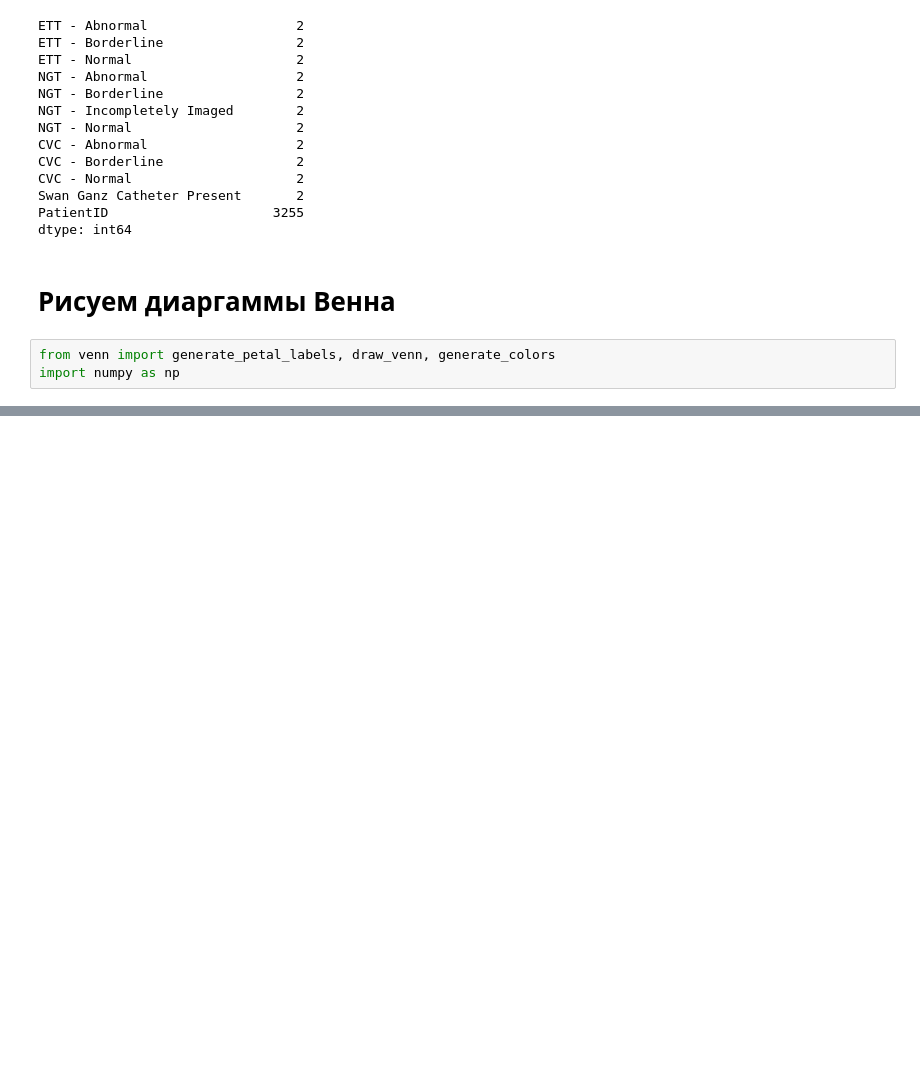
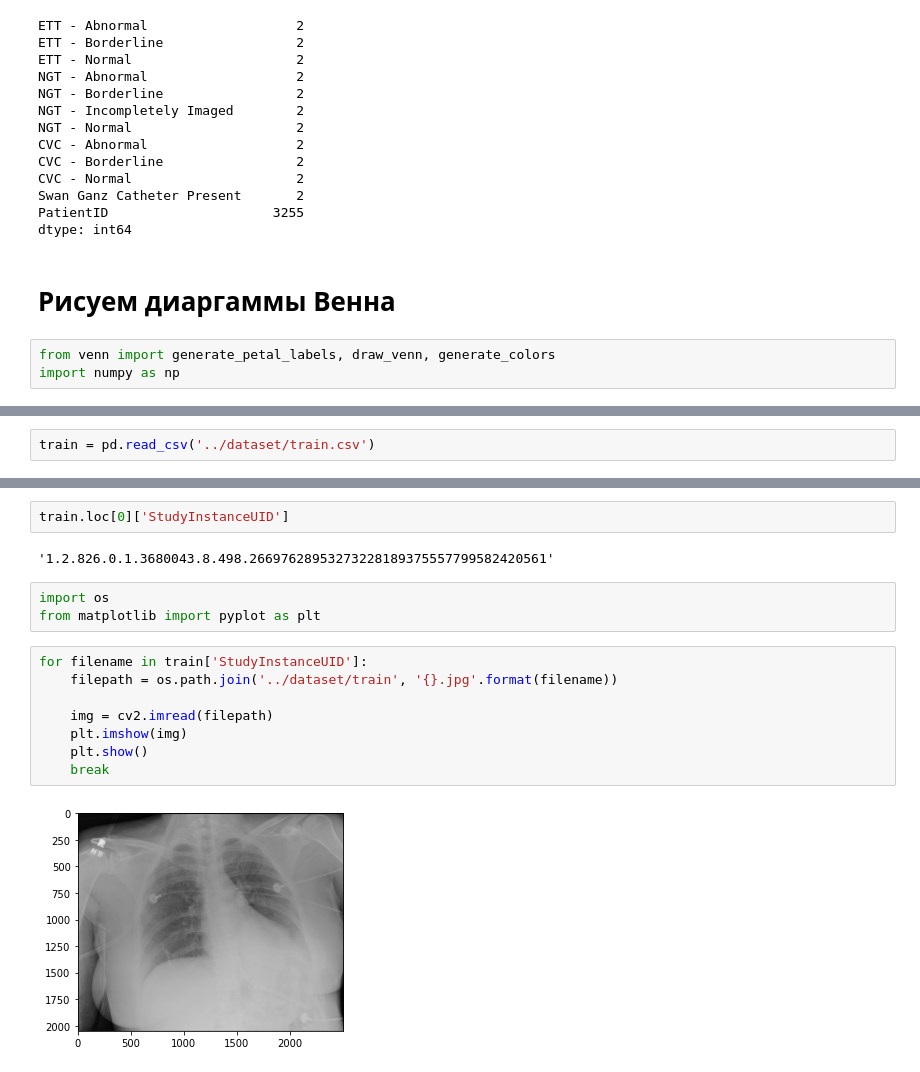
Before and after one commit to kseniaryabinova/lungs_competition, a Jupyter notebook: jupyter_notebooks/eda.ipynb, the cells around one changed output, grey strips where cells are left out. Cells and saved outputs as stored; diff of their text form; blank space fills up the shorter version.

Commit message:
added some image eda

```diff
--- a/jupyter_notebooks/eda.ipynb
+++ b/jupyter_notebooks/eda.ipynb
@@ -186,0 +192,2 @@ draw_venn(
+# %%
+train = pd.read_csv('../dataset/train.csv')
@@ -186,0 +203,17 @@ draw_venn(
+# %%
+train.loc[0]['StudyInstanceUID']
+# %% [output]
+'1.2.826.0.1.3680043.8.498.26697628953273228189375557799582420561'
+# %%
+import os
+from matplotlib import pyplot as plt
+# %%
+for filename in train['StudyInstanceUID']:
+    filepath = os.path.join('../dataset/train', '{}.jpg'.format(filename))
+
+    img = cv2.imread(filepath)
+    plt.imshow(img)
+    plt.show()
+    break
+# %% [output]
+[figure, added]
```
Also changed, not shown: parts of 20 cells of this notebook.
